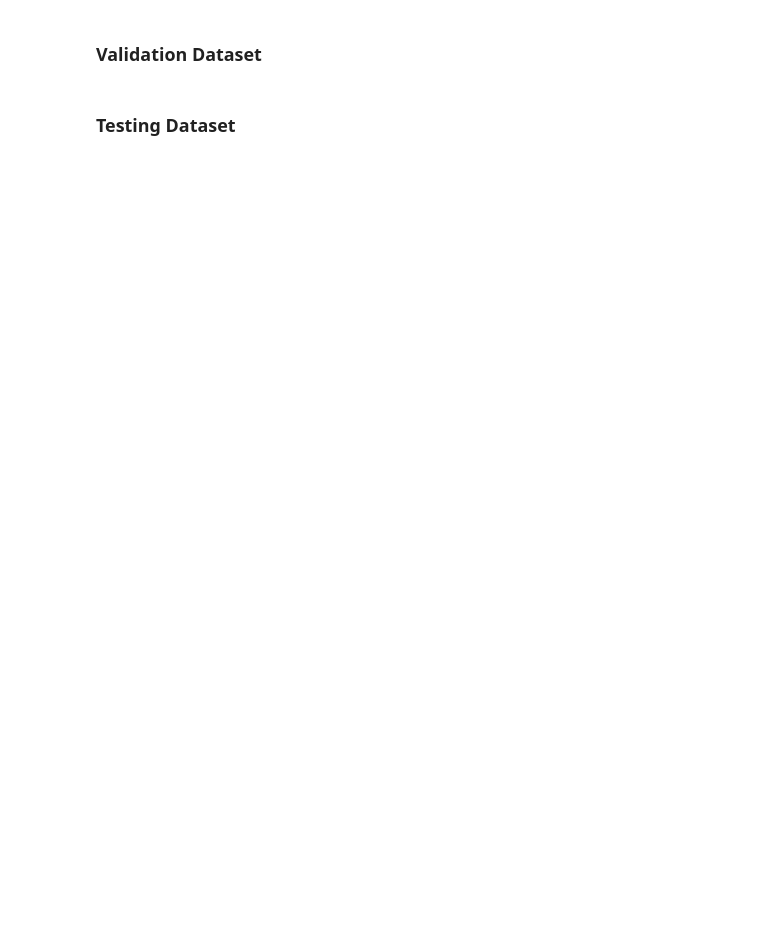
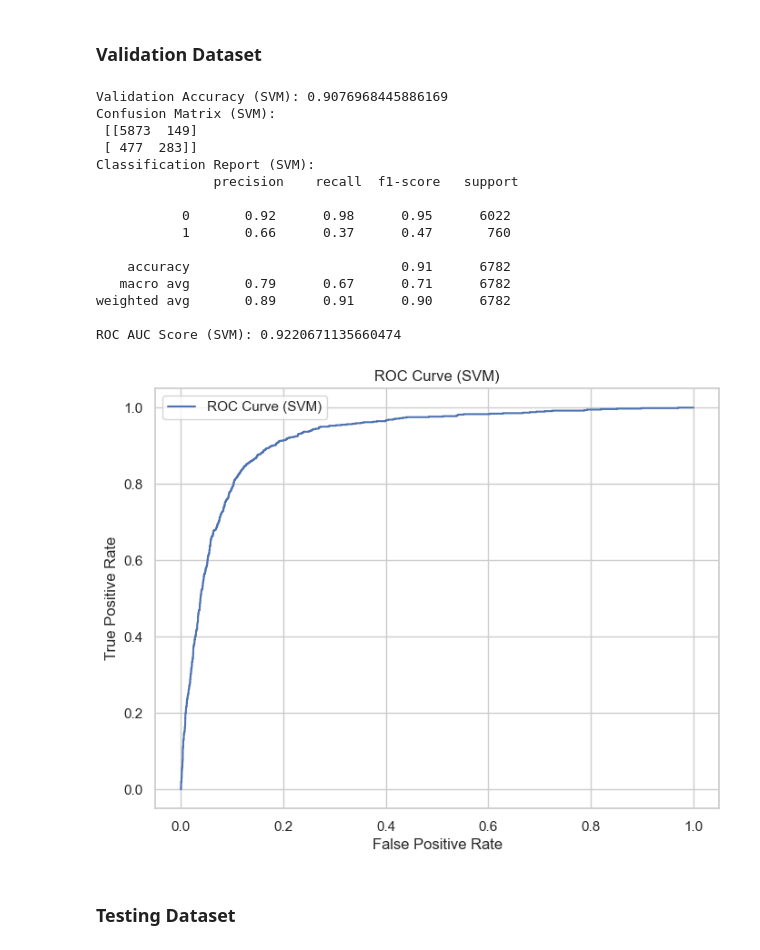
Before and after one commit to CalebMcCurdy/Bank-Term-Deposit-Predictions, a Jupyter notebook: Final Project.ipynb, the cells around one changed output. Saved outputs shown, nothing was run; the diff lists cells and outputs as text; code cells hidden in the pictures; blank space fills up the shorter version.

```diff
--- a/Final Project.ipynb
+++ b/Final Project.ipynb
@@ -1924,43 +1988,53 @@ plt.show()
 # %% [markdown]
 ### Validation Dataset
 # %%
-from sklearn.svm import SVC
+# Predict values on the validation set
+y_val_pred_svm = svm_classifier.predict(X_val_trans)
 
-# Create and train a Support Vector Machine (SVM) model
-svm_classifier = SVC(probability=True, random_state=42)
-svm_classifier.fit(X_train_trans, y_train)
-
-# Predict values on the validation set
-y_test_pred_svm = svm_classifier.predict(X_test_trans)
-
-
-# Calculate accuracy on the test set
-accuracy_svm = accuracy_score(y_test, y_test_pred_svm)
-print("Test Accuracy (SVM):", accuracy_svm)
+# Calculate accuracy on the validation set
+accuracy_v_svm = accuracy_score(y_val, y_val_pred_svm)
+print("Validation Accuracy (SVM):", accuracy_v_svm)
 
 # Display confusion matrix
-confusion_svm = confusion_matrix(y_test, y_test_pred_svm)
-print("Confusion Matrix (SVM):\n", confusion_svm)
+confusion_v_svm = confusion_matrix(y_val, y_val_pred_svm)
+print("Confusion Matrix (SVM):\n", confusion_v_svm)
 
 # Conduct classification report
-report_svm = classification_report(y_test, y_test_pred_svm)
-print("Classification Report (SVM):\n", report_svm)
+report_v_svm = classification_report(y_val, y_val_pred_svm)
+print("Classification Report (SVM):\n", report_v_svm)
 
 # Calculate ROC AUC
-y_prob_svm = svm_classifier.predict_proba(X_test_trans)[:, 1]
-roc_auc_svm = roc_auc_score(y_test, y_prob_svm)
-print("ROC AUC Score (SVM):", roc_auc_svm)
+y_prob_v_svm = svm_classifier.predict_proba(X_val_trans)[:, 1]
+roc_auc_v_svm = roc_auc_score(y_val, y_prob_v_svm)
+print("ROC AUC Score (SVM):", roc_auc_v_svm)
 
 # Generate ROC curve
-fpr_svm, tpr_svm, _ = roc_curve(y_test, y_prob_svm)
+fpr_v_svm, tpr_v_svm, _ = roc_curve(y_val, y_prob_v_svm)
 
 # Display ROC curve
 plt.figure(figsize=(8, 6))
-plt.plot(fpr_svm, tpr_svm, label="ROC Curve (SVM)")
+plt.plot(fpr_v_svm, tpr_v_svm, label="ROC Curve (SVM)")
 plt.xlabel("False Positive Rate")
 plt.ylabel("True Positive Rate")
 plt.title("ROC Curve (SVM)")
 plt.legend()
 plt.show()
+# %% [output]
+Validation Accuracy (SVM): 0.9076968445886169
+Confusion Matrix (SVM):
+ [[5873  149]
+ [ 477  283]]
+Classification Report (SVM):
+               precision    recall  f1-score   support
+
+           0       0.92      0.98      0.95      6022
+           1       0.66      0.37      0.47       760
+
+    accuracy                           0.91      6782
+   macro avg       0.79      0.67      0.71      6782
+weighted avg       0.89      0.91      0.90      6782
+
+ROC AUC Score (SVM): 0.9220671135660474
+[figure, added]
 # %% [markdown]
 ### Testing Dataset
```
Also changed, not shown: parts of 8 cells of this notebook.
